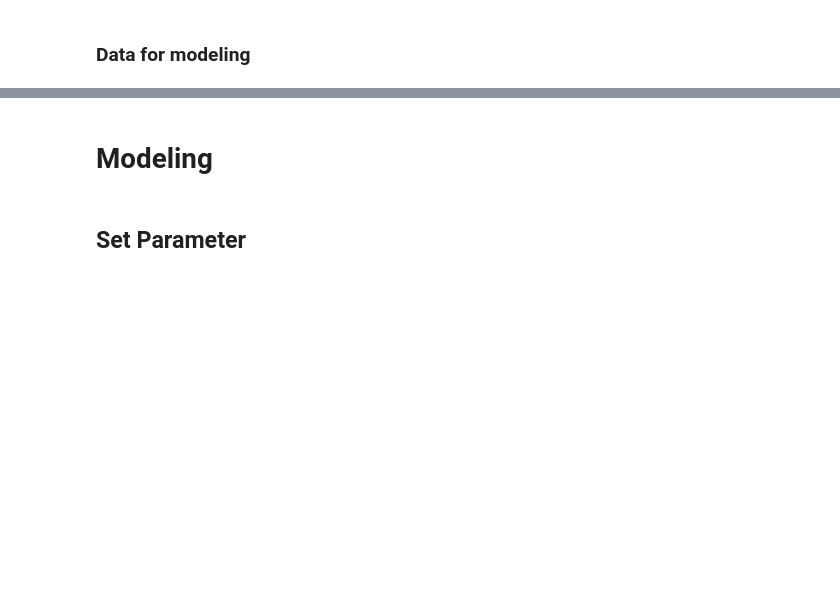
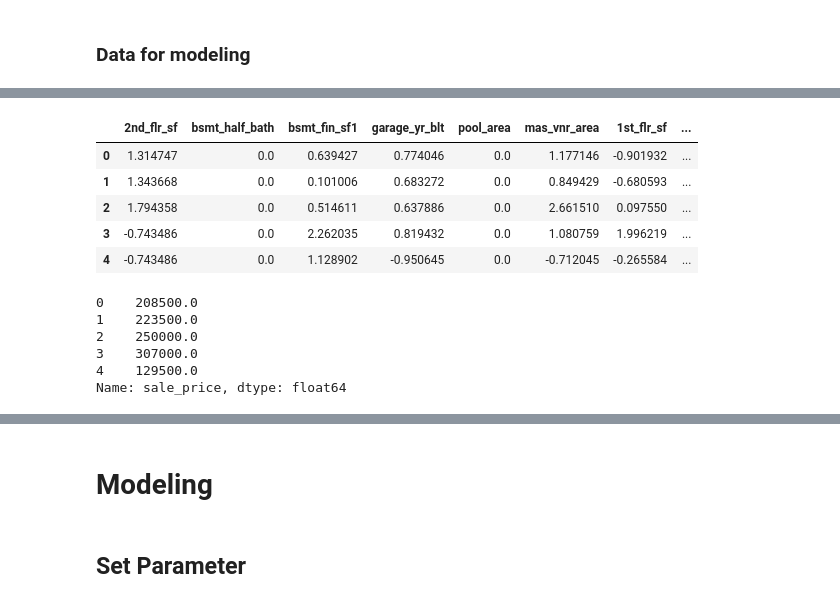
Before and after one commit to Pra5etya/testing_ml, a Jupyter notebook: script/pipe_ml_regression.ipynb, the cells around one changed output, grey strips where cells are left out. Cells and saved outputs as stored; diff of their text form; code cells hidden in the pictures; blank space fills up the shorter version.

```diff
--- a/script/pipe_ml_regression.ipynb
+++ b/script/pipe_ml_regression.ipynb
@@ -649,6 +723,6 @@ memory usage: 852.8 KB
 # %%
 # Memisahkan kolom target dari data
-target_col = 'SalePrice'
+target_col = 'sale_price'
 
 # Memastikan kolom target ada di dalam DataFrame sebelum mencoba memisahkannya
 if target_col in train_df.columns:
@@ -664,3 +738,21 @@ if target_col in test_df.columns:
 
 else:
     X_test = test_df
+# %%
+X_train.head()
+# %% [output]
+|  | 2nd_flr_sf | bsmt_half_bath | bsmt_fin_sf1 | garage_yr_blt | pool_area | mas_vnr_area | 1st_flr_sf | ... |
+| 0 | 1.314747 | 0.0 | 0.639427 | 0.774046 | 0.0 | 1.177146 | -0.901932 | ... |
+| 1 | 1.343668 | 0.0 | 0.101006 | 0.683272 | 0.0 | 0.849429 | -0.680593 | ... |
+| 2 | 1.794358 | 0.0 | 0.514611 | 0.637886 | 0.0 | 2.661510 | 0.097550 | ... |
+| 3 | -0.743486 | 0.0 | 2.262035 | 0.819432 | 0.0 | 1.080759 | 1.996219 | ... |
+| 4 | -0.743486 | 0.0 | 1.128902 | -0.950645 | 0.0 | -0.712045 | -0.265584 | ... |
+# %%
+y_train.head()
+# %% [output]
+0    208500.0
+1    223500.0
+2    250000.0
+3    307000.0
+4    129500.0
+Name: sale_price, dtype: float64
```
Also changed, not shown: parts of 27 cells of this notebook, 2 other files.
